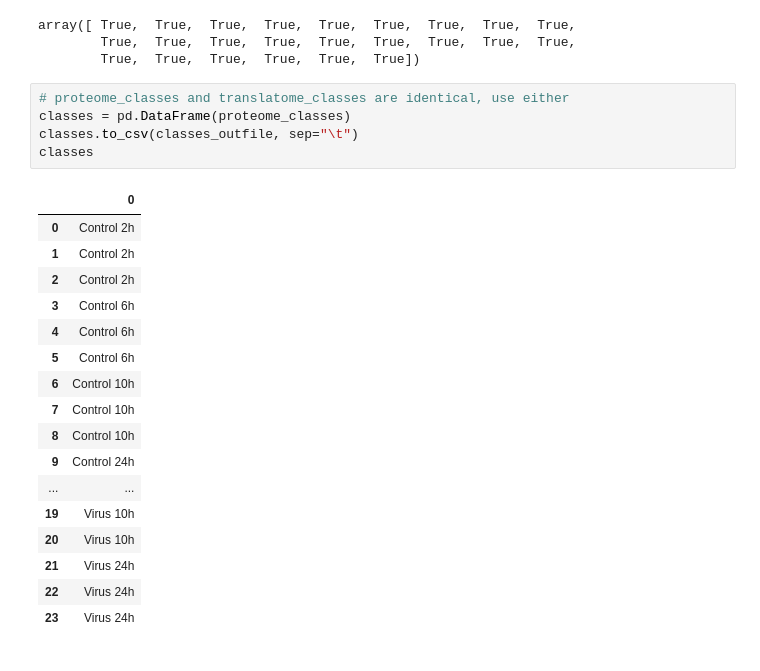
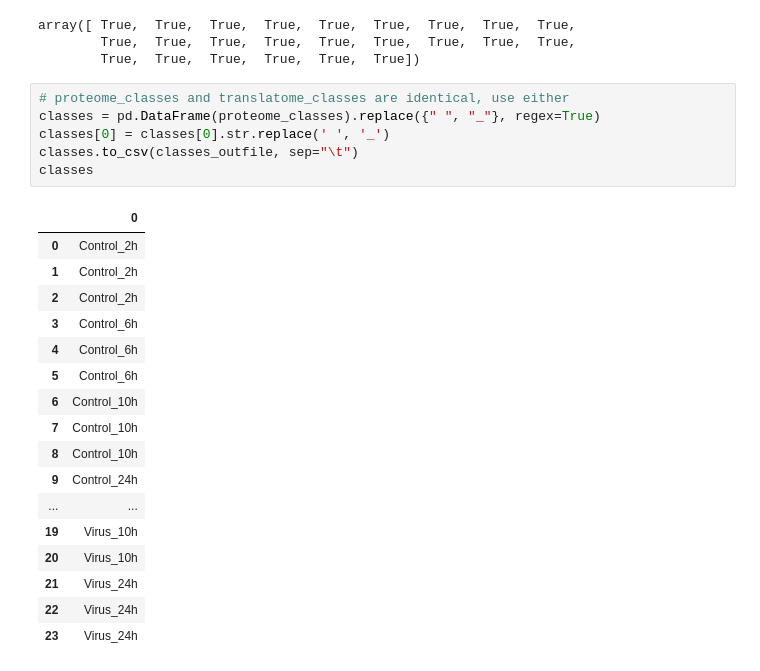
Before and after one commit to tyronechen/SARS-CoV-2, a Jupyter notebook: src/multiomics_SARS-Cov-2.ipynb, the cells around one changed output. Cells and saved outputs as stored; diff of their text form.

```diff
--- a/src/multiomics_SARS-Cov-2.ipynb
+++ b/src/multiomics_SARS-Cov-2.ipynb
@@ -93,24 +118,25 @@ array([ True,  True,  True,  True,  True,  True,  True,  True,  True,
         True,  True,  True,  True,  True,  True])
 # %%
 # proteome_classes and translatome_classes are identical, use either
-classes = pd.DataFrame(proteome_classes)
+classes = pd.DataFrame(proteome_classes).replace({" ", "_"}, regex=True)
+classes[0] = classes[0].str.replace(' ', '_')
 classes.to_csv(classes_outfile, sep="\t")
 classes
 # %% [output]
 |  | 0 |
-| 0 | Control 2h |
-| 1 | Control 2h |
-| 2 | Control 2h |
-| 3 | Control 6h |
-| 4 | Control 6h |
-| 5 | Control 6h |
-| 6 | Control 10h |
-| 7 | Control 10h |
-| 8 | Control 10h |
-| 9 | Control 24h |
+| 0 | Control_2h |
+| 1 | Control_2h |
+| 2 | Control_2h |
+| 3 | Control_6h |
+| 4 | Control_6h |
+| 5 | Control_6h |
+| 6 | Control_10h |
+| 7 | Control_10h |
+| 8 | Control_10h |
+| 9 | Control_24h |
 | ... | ... |
-| 19 | Virus 10h |
-| 20 | Virus 10h |
-| 21 | Virus 24h |
-| 22 | Virus 24h |
-| 23 | Virus 24h |
+| 19 | Virus_10h |
+| 20 | Virus_10h |
+| 21 | Virus_24h |
+| 22 | Virus_24h |
+| 23 | Virus_24h |
```
Also changed, not shown: parts of 2 cells of this notebook.
